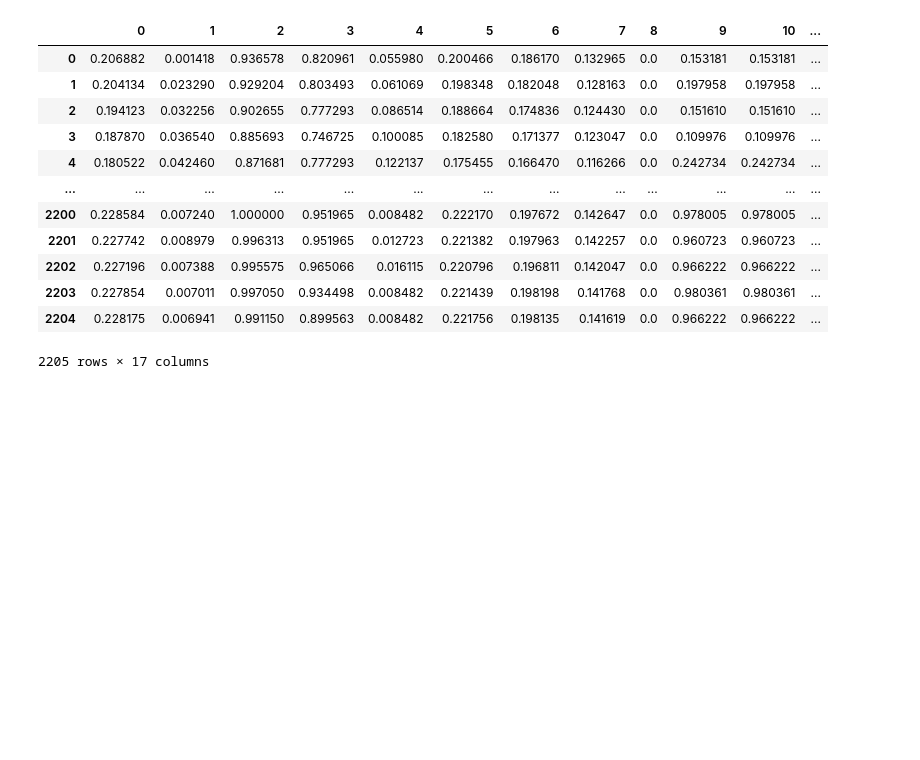
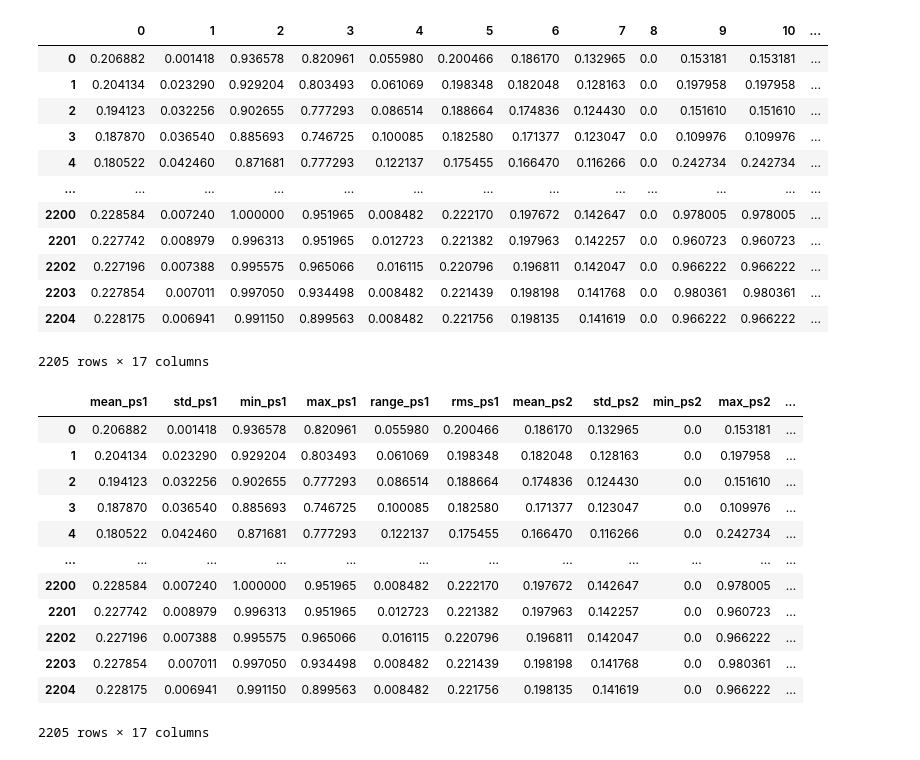
Before and after one commit to RealThanosP/pred-main-mod, a Jupyter notebook: DataAnalysisDimitris.ipynb, the cells around one changed output. Drawn from its saved outputs; the diff is of its cells as text; code cells hidden in the pictures; blank space fills up the shorter version.

```diff
--- a/DataAnalysisDimitris.ipynb
+++ b/DataAnalysisDimitris.ipynb
@@ -260,3 +260,30 @@ combined_stats
 | 2203 | 0.227854 | 0.007011 | 0.997050 | 0.934498 | 0.008482 | 0.221439 | 0.198198 | 0.141768 | 0.0 | 0.980361 | 0.980361 | ... |
 | 2204 | 0.228175 | 0.006941 | 0.991150 | 0.899563 | 0.008482 | 0.221756 | 0.198135 | 0.141619 | 0.0 | 0.966222 | 0.966222 | ... |
 2205 rows × 17 columns
+# %%
+# @title Changing columns names
+import pandas as pd
+
+new_column_names = [
+    "mean_ps1", "std_ps1", "min_ps1", "max_ps1", "range_ps1",
+    "rms_ps1", "mean_ps2", "std_ps2", "min_ps2", "max_ps2",
+    "range_ps2", "rms_ps2", "profile_1", "profile_2", "profile_3",
+    "profile_4", "profile_5"
+]
+
+combined_stats.columns = new_column_names
+combined_stats
+# %% [output]
+|  | mean_ps1 | std_ps1 | min_ps1 | max_ps1 | range_ps1 | rms_ps1 | mean_ps2 | std_ps2 | min_ps2 | max_ps2 | ... |
+| 0 | 0.206882 | 0.001418 | 0.936578 | 0.820961 | 0.055980 | 0.200466 | 0.186170 | 0.132965 | 0.0 | 0.153181 | ... |
+| 1 | 0.204134 | 0.023290 | 0.929204 | 0.803493 | 0.061069 | 0.198348 | 0.182048 | 0.128163 | 0.0 | 0.197958 | ... |
+| 2 | 0.194123 | 0.032256 | 0.902655 | 0.777293 | 0.086514 | 0.188664 | 0.174836 | 0.124430 | 0.0 | 0.151610 | ... |
+| 3 | 0.187870 | 0.036540 | 0.885693 | 0.746725 | 0.100085 | 0.182580 | 0.171377 | 0.123047 | 0.0 | 0.109976 | ... |
+| 4 | 0.180522 | 0.042460 | 0.871681 | 0.777293 | 0.122137 | 0.175455 | 0.166470 | 0.116266 | 0.0 | 0.242734 | ... |
+| ... | ... | ... | ... | ... | ... | ... | ... | ... | ... | ... | ... |
+| 2200 | 0.228584 | 0.007240 | 1.000000 | 0.951965 | 0.008482 | 0.222170 | 0.197672 | 0.142647 | 0.0 | 0.978005 | ... |
+| 2201 | 0.227742 | 0.008979 | 0.996313 | 0.951965 | 0.012723 | 0.221382 | 0.197963 | 0.142257 | 0.0 | 0.960723 | ... |
+| 2202 | 0.227196 | 0.007388 | 0.995575 | 0.965066 | 0.016115 | 0.220796 | 0.196811 | 0.142047 | 0.0 | 0.966222 | ... |
+| 2203 | 0.227854 | 0.007011 | 0.997050 | 0.934498 | 0.008482 | 0.221439 | 0.198198 | 0.141768 | 0.0 | 0.980361 | ... |
+| 2204 | 0.228175 | 0.006941 | 0.991150 | 0.899563 | 0.008482 | 0.221756 | 0.198135 | 0.141619 | 0.0 | 0.966222 | ... |
+2205 rows × 17 columns
```
Also changed, not shown: parts of 2 cells of this notebook.
